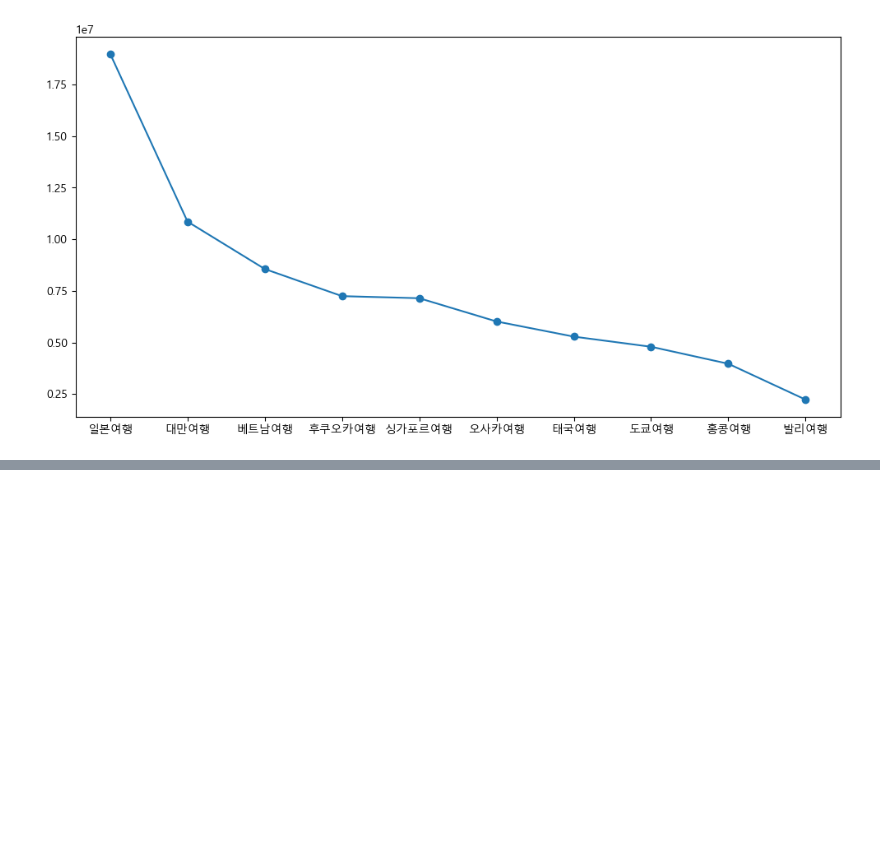
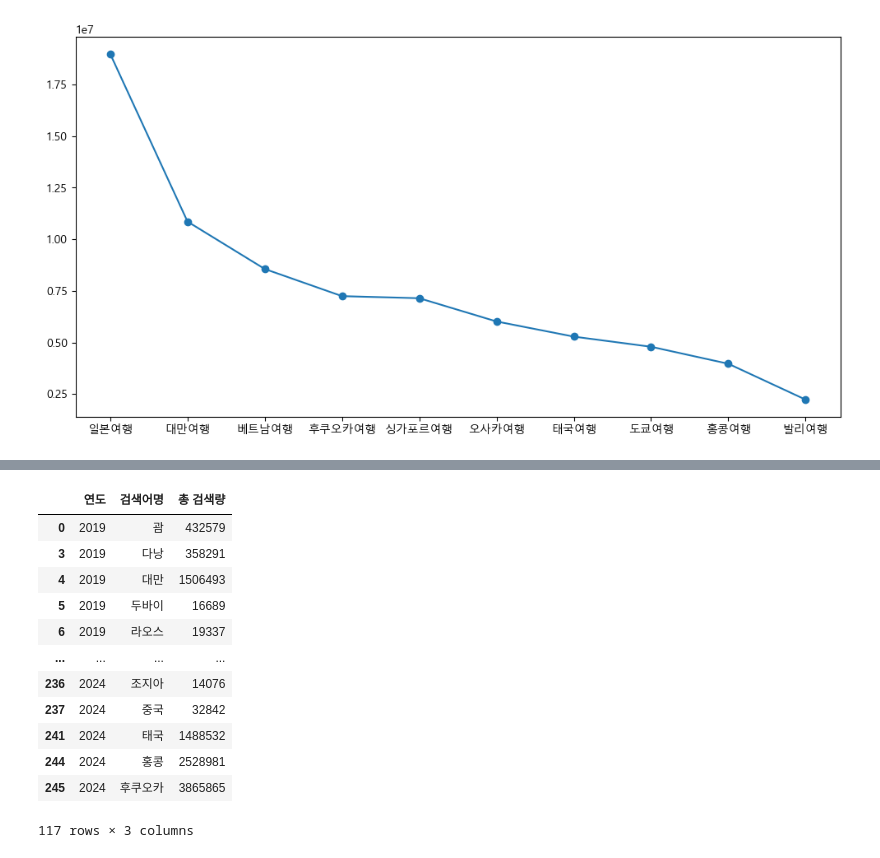
Before and after one commit to choeyeonu2411/travel-app, a Jupyter notebook: travel.ipynb, the cells around one changed output, grey strips where cells are left out. Drawn from its saved outputs; the diff is of its cells as text; code cells hidden in the pictures; blank space fills up the shorter version.

```diff
--- a/travel.ipynb
+++ b/travel.ipynb
@@ -263,0 +287,18 @@ plt.show()
+# %%
+df=df.loc[df['검색어명'].isin(df['검색어명'].value_counts()[df['검색어명'].value_counts()>4].index)]
+# %%
+df
+# %% [output]
+|  | 연도 | 검색어명 | 총 검색량 |
+| 0 | 2019 | 괌 | 432579 |
+| 3 | 2019 | 다낭 | 358291 |
+| 4 | 2019 | 대만 | 1506493 |
+| 5 | 2019 | 두바이 | 16689 |
+| 6 | 2019 | 라오스 | 19337 |
+| ... | ... | ... | ... |
+| 236 | 2024 | 조지아 | 14076 |
+| 237 | 2024 | 중국 | 32842 |
+| 241 | 2024 | 태국 | 1488532 |
+| 244 | 2024 | 홍콩 | 2528981 |
+| 245 | 2024 | 후쿠오카 | 3865865 |
+117 rows × 3 columns
```
Also changed, not shown: parts of 26 cells of this notebook, 2 other files.
